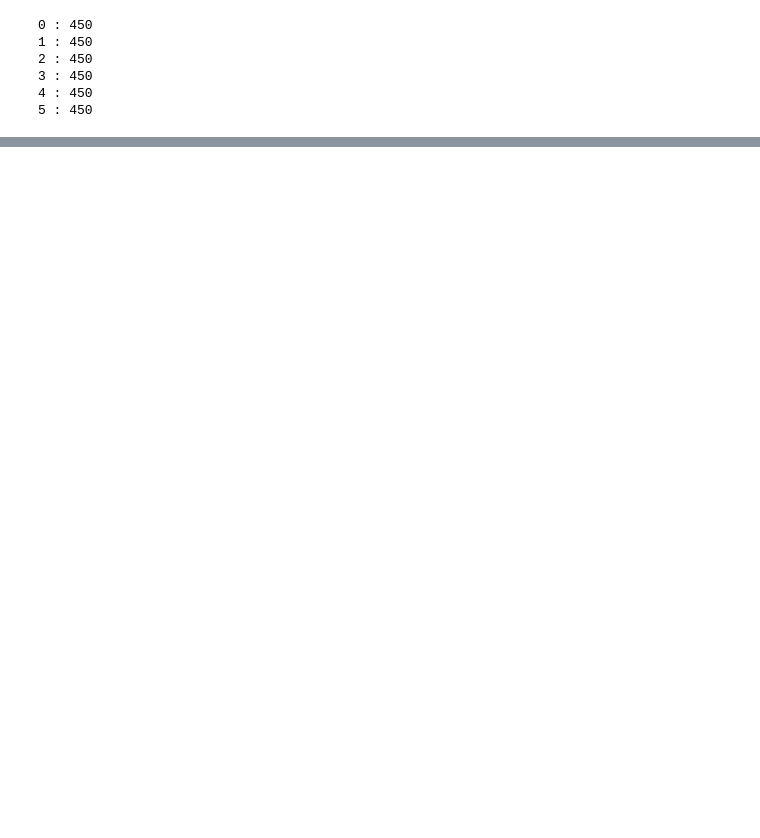
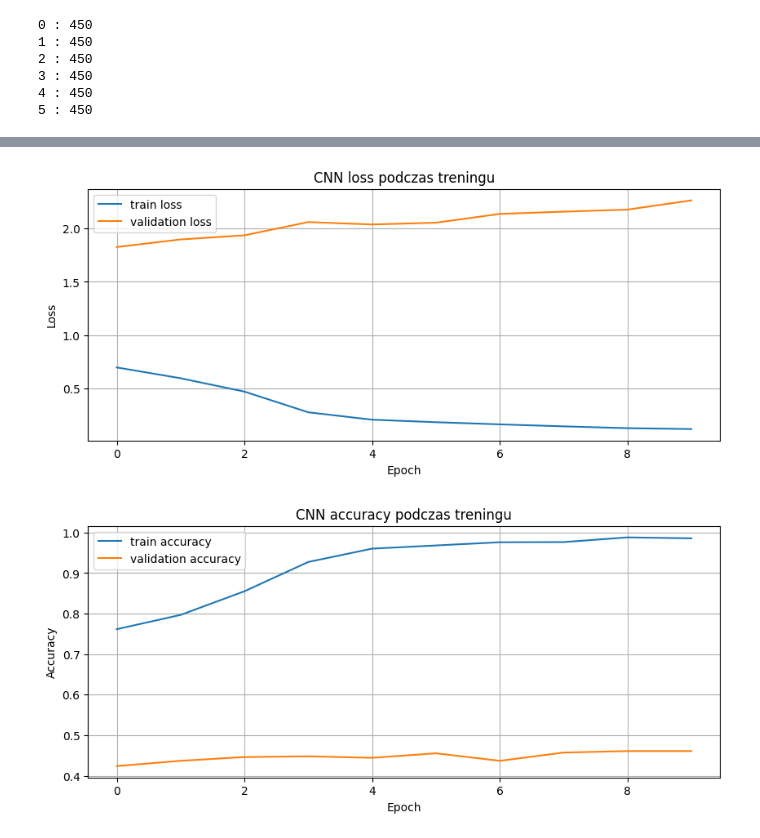
Before and after one commit to lena458/machine_learning, a Jupyter notebook: projekt/Color_jellyfish.ipynb, the cells around one changed output, grey strips where cells are left out. Drawn from its saved outputs; the diff is of its cells as text; code cells hidden in the pictures; blank space fills up the shorter version.

```diff
--- a/projekt/Color_jellyfish.ipynb
+++ b/projekt/Color_jellyfish.ipynb
@@ -161,0 +472,13 @@ mauve_stinger_jellyfish       0.75      0.43      0.55         7
+# %%
+num_classes = len(class_names_cnn)
+
+cnn = TinyNumPyCNN(
+    image_shape=(96, 96),
+    n_filters=8,
+    n_classes=num_classes,
+    seed=42
+)
+
+initial_loss, initial_acc = cnn.loss_and_accuracy(X_val, y_val)
+
+print("Validation accuracy przed treningiem:", initial_acc)
@@ -161,0 +491,8 @@ mauve_stinger_jellyfish       0.75      0.43      0.55         7
+# %%
+def get_batches(X, y, batch_size=16, seed=42):
+    rng = np.random.default_rng(seed)
+    indices = rng.permutation(len(X))
+
+    for start in range(0, len(X), batch_size):
+        batch_indices = indices[start:start + batch_size]
+        yield X[batch_indices], y[batch_indices]
@@ -161,0 +557,27 @@ mauve_stinger_jellyfish       0.75      0.43      0.55         7
+# %%
+plt.figure(figsize=(10, 4))
+
+plt.plot(history["train_loss"], label="train loss")
+plt.plot(history["val_loss"], label="validation loss")
+
+plt.xlabel("Epoch")
+plt.ylabel("Loss")
+plt.title("CNN loss podczas treningu")
+plt.legend()
+plt.grid(True)
+plt.show()
+
+plt.figure(figsize=(10, 4))
+
+plt.plot(history["train_acc"], label="train accuracy")
+plt.plot(history["val_acc"], label="validation accuracy")
+
+plt.xlabel("Epoch")
+plt.ylabel("Accuracy")
+plt.title("CNN accuracy podczas treningu")
+plt.legend()
+plt.grid(True)
+plt.show()
+# %% [output]
+[figure, added]
+[figure, added]
```
Also changed, not shown: parts of 28 cells of this notebook.
